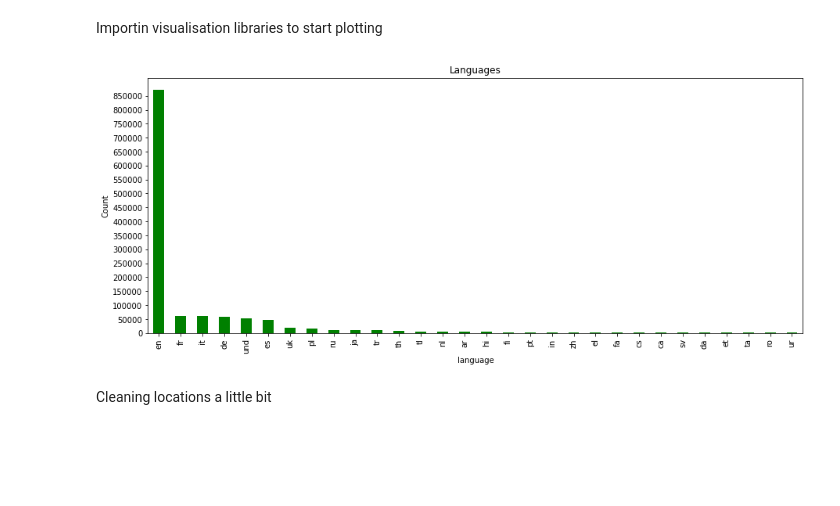
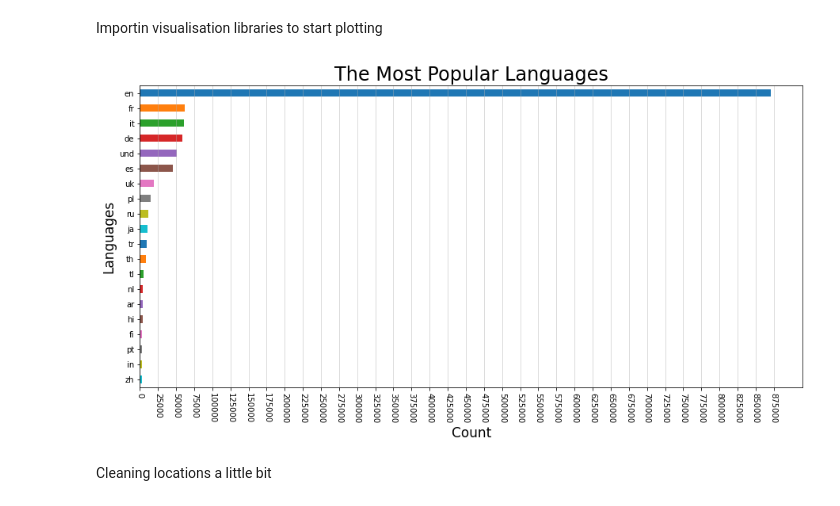
Before and after one commit to ValGRY/Data-Science-Projects, a Jupyter notebook: Ukraine - russia war (Sentiment project)/Capstone Project (Ukraine - russia war) - Val.ipynb, the cells around one changed output. Drawn from its saved outputs; the diff is of its cells as text; code cells hidden in the pictures; blank space fills up the shorter version.

```diff
--- a/Ukraine - russia war (Sentiment project)/Capstone Project (Ukraine - russia war) - Val.ipynb
+++ b/Ukraine - russia war (Sentiment project)/Capstone Project (Ukraine - russia war) - Val.ipynb
@@ -165,16 +165,18 @@ Importin visualisation libraries to start plotting
 # %%
 import matplotlib.pyplot as plt
 import seaborn as sns
-# %%
-df.language.value_counts()[:30].plot(kind='bar', color='g', figsize=(15, 6))
-plt.xticks(rotation = 90)
-plt.title('Languages')
-plt.ylabel('Count')
-plt.xlabel('language')
-plt.yticks(np.arange(0, 900000, 50000))
-plt.show()
-# %% [output]
-[figure, removed]
+# %%
+df.language.value_counts()[:20].plot(kind='barh', color=sns.color_palette(), figsize=(15, 7))
+plt.grid(axis='x', alpha=0.55)
+plt.xticks(rotation = 270)
+plt.xticks(np.arange(0, 900000, 25000))
+plt.title('The Most Popular Languages', size=24)
+plt.xlabel('Count', size=17)
+plt.ylabel('Languages', size=17)
+plt.gca().invert_yaxis()
+plt.show()
+# %% [output]
+[figure, added]
 # %% [markdown]
 Cleaning locations a little bit
 # %%
```
Also changed, not shown: parts of 5 cells of this notebook.
